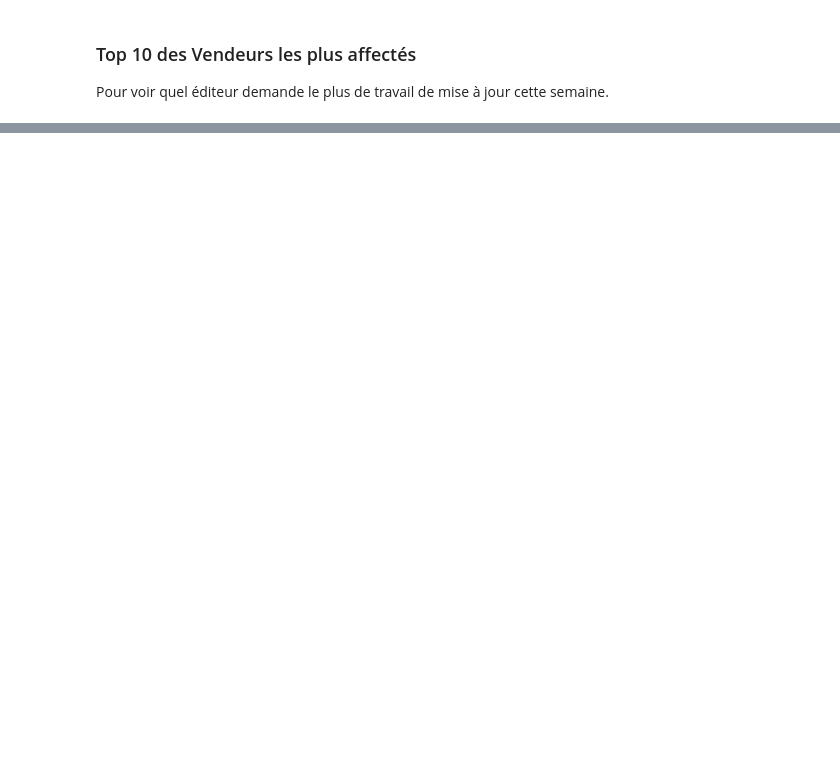
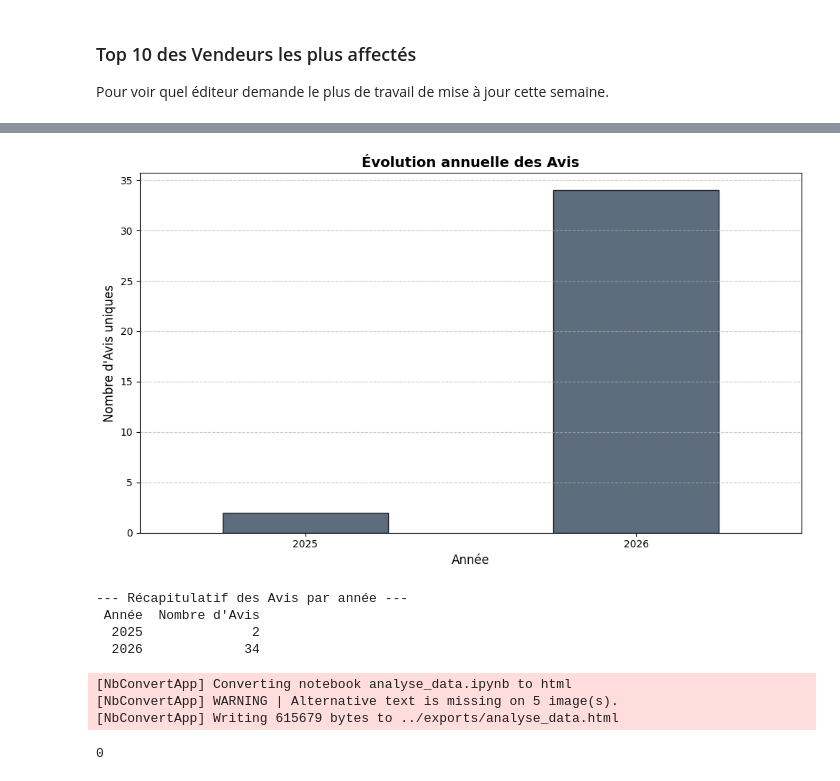
Before and after one commit to Warrikard/Analyse-Bulletins-ANSSI, a Jupyter notebook: notebooks/analyse_data.ipynb, the cells around one changed output, grey strips where cells are left out. Saved outputs shown, nothing was run; the diff lists cells and outputs as text; code cells hidden in the pictures; blank space fills up the shorter version.

```diff
--- a/notebooks/analyse_data.ipynb
+++ b/notebooks/analyse_data.ipynb
@@ -124,0 +123,40 @@ os.system('jupyter nbconvert analyse_data.ipynb --to html --no-input --output-di
+# %%
+df_alertes = df[df['Bulletin_Titre'].str.startswith("Avis", na=False)].copy()
+
+df_temporel = df_alertes.sort_values(by='Bulletin_Titre').drop_duplicates(subset=['Bulletin_Titre']).copy()
+
+df_temporel['Bulletin_Date'] = pd.to_datetime(df_temporel['Bulletin_Date'])
+
+evol_annuelle = df_temporel.groupby(df_temporel['Bulletin_Date'].dt.year).size().sort_index()
+
+plt.figure(figsize=(10, 6))
+evol_annuelle.plot(kind='bar', color='#34495e', edgecolor='black', alpha=0.8)
+
+plt.title("Évolution annuelle des Avis", fontsize=14, fontweight='bold')
+plt.xlabel("Année", fontsize=12)
+plt.ylabel("Nombre d'Avis uniques", fontsize=12)
+plt.xticks(rotation=0)
+plt.grid(axis='y', linestyle='--', alpha=0.7)
+plt.tight_layout()
+plt.show()
+
+tableau_annuel = evol_annuelle.reset_index()
+tableau_annuel.columns = ['Année', 'Nombre d\'Avis']
+print("--- Récapitulatif des Avis par année ---")
+print(tableau_annuel.to_string(index=False))
+# %% [output]
+[figure, added]
+--- Récapitulatif des Avis par année ---
+ Année  Nombre d'Avis
+  2025              2
+  2026             34
+# %%
+import os
+
+os.makedirs('../exports', exist_ok=True)
+os.system('jupyter nbconvert analyse_data.ipynb --to html --no-input --output-dir="../exports"')
+# %% [output]
+[NbConvertApp] Converting notebook analyse_data.ipynb to html
+[NbConvertApp] WARNING | Alternative text is missing on 5 image(s).
+[NbConvertApp] Writing 615679 bytes to ../exports/analyse_data.html
+0
```
Also changed, not shown: parts of 4 cells of this notebook, 1 other file.
